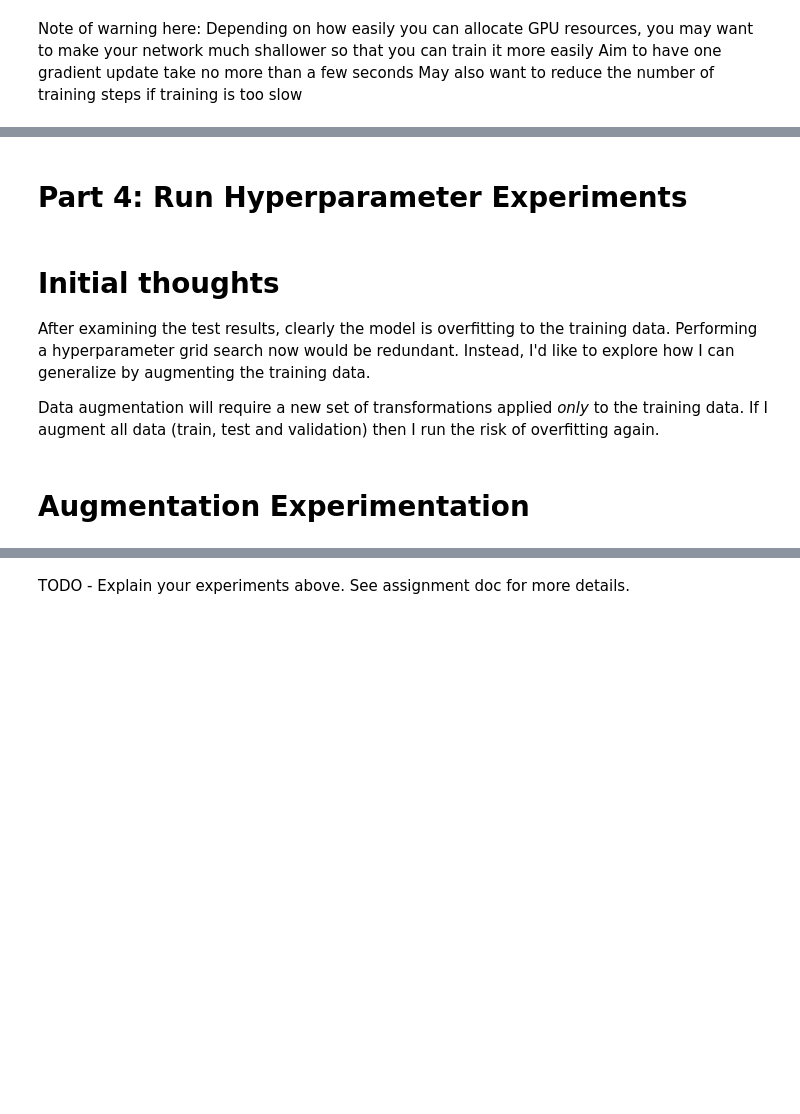
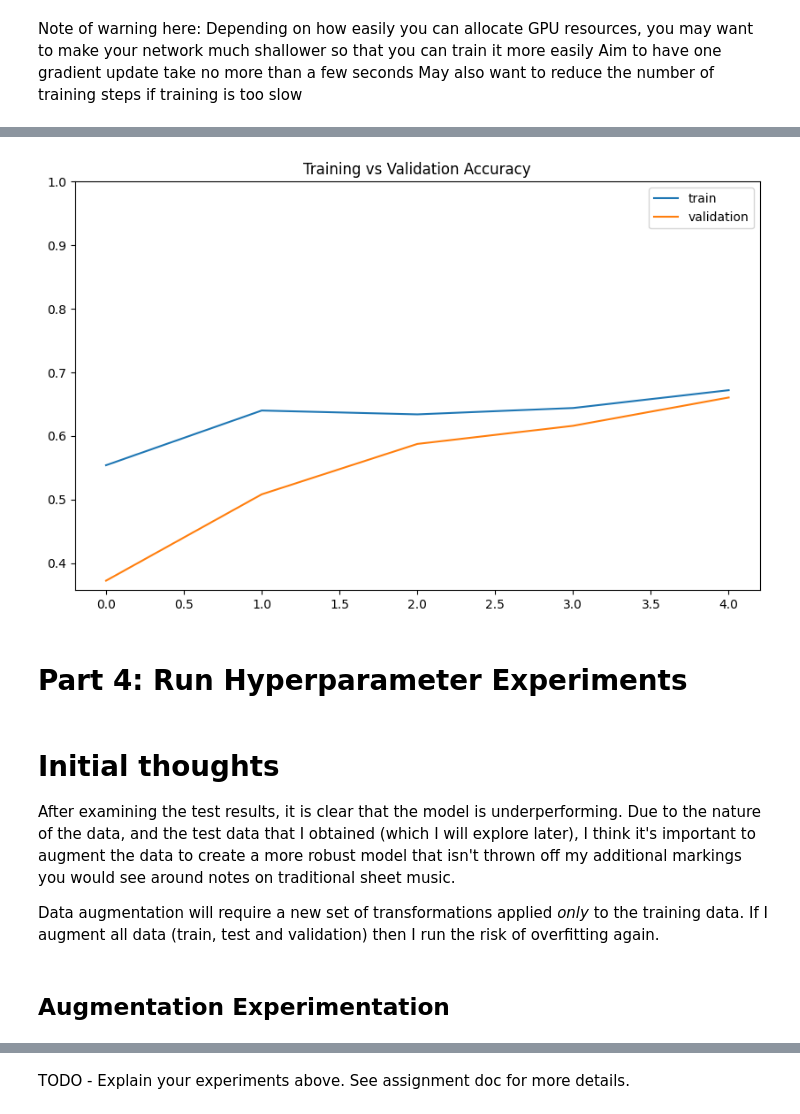
Before and after one commit to zachroyer/Music-Symbol-Classification, a Jupyter notebook: HW7.ipynb, the cells around one changed output, grey strips where cells are left out. Saved outputs shown, nothing was run; the diff lists cells and outputs as text; code cells hidden in the pictures; blank space fills up the shorter version.

```diff
--- a/HW7.ipynb
+++ b/HW7.ipynb
@@ -258,19 +271 @@ class MusicCNN(nn.Module):
     return x
-# %%
-# Instantiating model and putting it on GPU
-model = MusicCNN().to(device)
-
-# Defining a loss function and optimizer
-criterion = nn.CrossEntropyLoss()
-optimizer = optim.RMSprop(model.parameters(), LEARNING_RATE)
-# %%
-# Temporary cell to find layer sizes
-temporary_iter = iter(train_loader)
-images, labels = next(temporary_iter)
-images = images.to(device) # Moving The test batch to the CPU
-
-print("Running one forward pass to find the shape:")
-with torch.no_grad():
-    output_features = model(images)
-
-print(output_features[0])
@@ -338,0 +337,11 @@ Hint: look at earlier homeworks / resuse code from those to help you here
+# %%
+# Defining intial model parameters
+params = {
+    'lr': 0.0001,
+    'dropout_rate': 0.5,
+    'fc_size': 256
+}
+
+# Training Model given our data set
+baseline_val_accuracy, baseline_train_accuracy = train_and_evaluate(params, train_loader, validation_loader)
+print(f"Validation Accuracy: {baseline_val_accuracy[-1]:.4f}")
@@ -339,11 +355,20 @@ Hint: look at earlier homeworks / resuse code from those to help you here
+# %%
+plt.figure(figsize=(10,6))
+plt.title("Training vs Validation Accuracy")
+plt.plot(baseline_train_accuracy, label='train')
+plt.plot(baseline_val_accuracy, label='validation')
+plt.ylim(top=1)
+plt.legend()
+plt.show()
+# %% [output]
+[figure, added]
 # %% [markdown]
 # Part 4: Run Hyperparameter Experiments
 # %% [markdown]
 # Initial thoughts
-After examining the test results, clearly the model is overfitting to the training data. Performing a hyperparameter grid search now would be redundant.
-Instead, I'd like to explore how I can generalize by augmenting the training data.
+After examining the test results, it is clear that the model is underperforming. Due to the nature of the data, and the test data that I obtained (which I will explore later), I think it's important to augment the data to create a more robust model that isn't thrown off my additional markings you would see around notes on traditional sheet music.
 
 Data augmentation will require a new set of transformations applied *only* to the training data. If I augment all data (train, test and validation) then I run the risk of overfitting again.
 # %% [markdown]
-# Augmentation Experimentation
+## Augmentation Experimentation
 # %%
```
Also changed, not shown: parts of 26 cells of this notebook.
